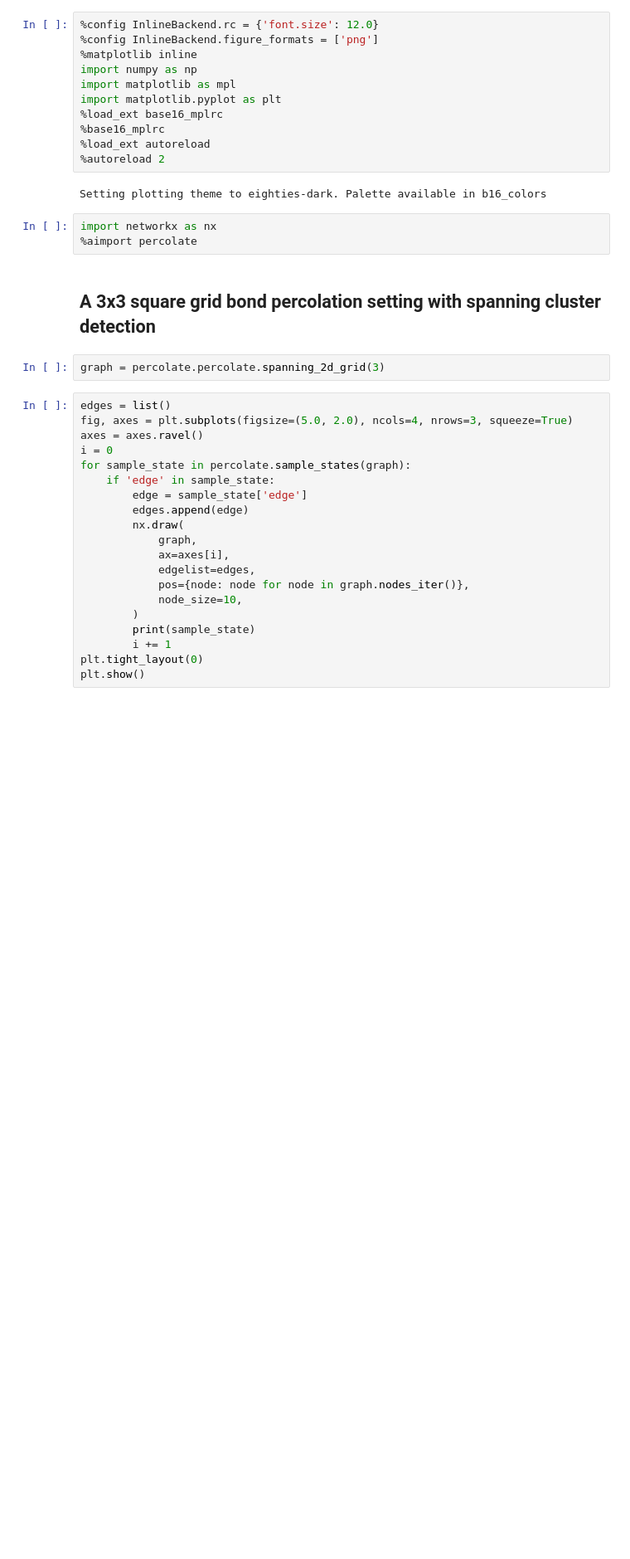
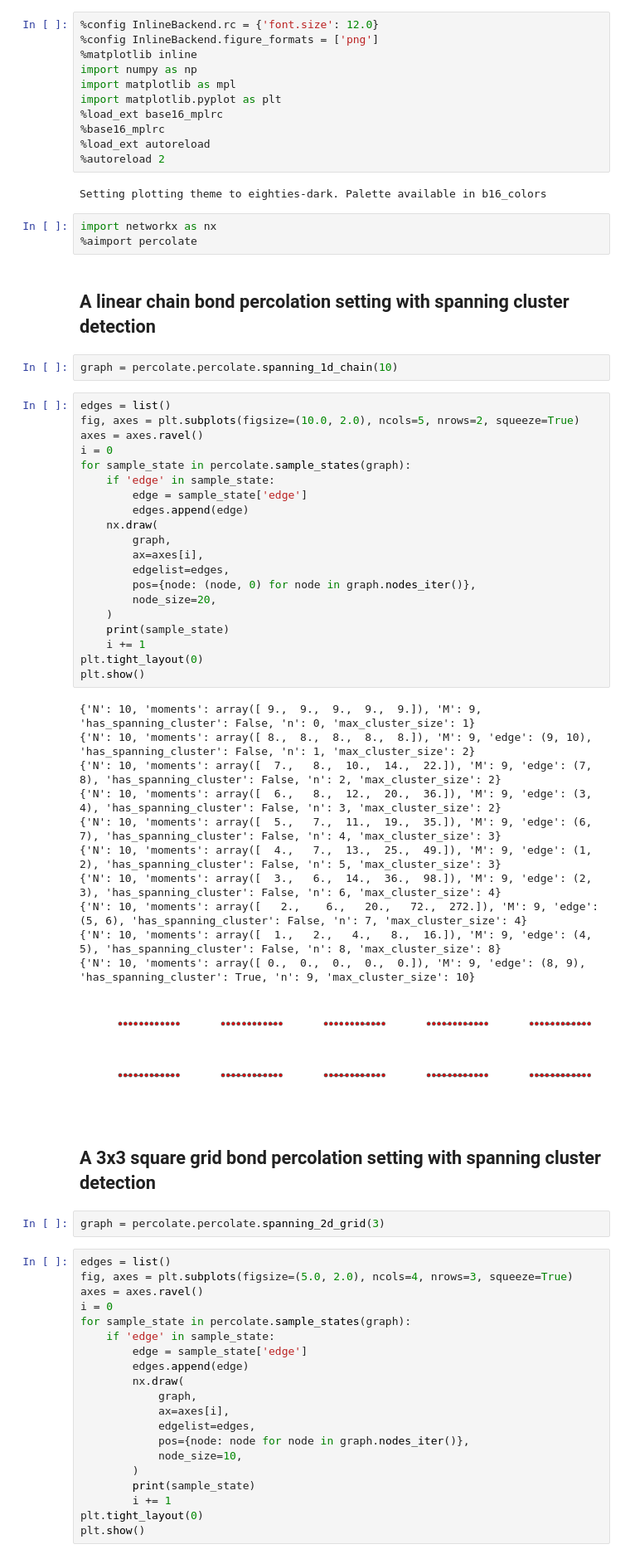
Before and after one commit to andsor/pypercolate, a Jupyter notebook: docs/tutorial-bond-square-lattice.ipynb, the cells around one changed output. Shown: that part at 83% size. Drawn from its saved outputs; the diff is of its cells as text; blank space fills up the shorter version.

```diff
--- a/docs/tutorial-bond-square-lattice.ipynb
+++ b/docs/tutorial-bond-square-lattice.ipynb
@@ -16,6 +16,42 @@ Setting plotting theme to eighties-dark. Palette available in b16_colors
 # %%
 import networkx as nx
 %aimport percolate
+# %% [markdown]
+## A linear chain bond percolation setting with spanning cluster detection
+# %%
+graph = percolate.percolate.spanning_1d_chain(10)
+# %%
+edges = list()
+fig, axes = plt.subplots(figsize=(10.0, 2.0), ncols=5, nrows=2, squeeze=True)
+axes = axes.ravel()
+i = 0
+for sample_state in percolate.sample_states(graph):
+    if 'edge' in sample_state:
+        edge = sample_state['edge']
+        edges.append(edge)
+    nx.draw(
+        graph,
+        ax=axes[i],
+        edgelist=edges,
+        pos={node: (node, 0) for node in graph.nodes_iter()},
+        node_size=20,
+    )
+    print(sample_state)
+    i += 1
+plt.tight_layout(0)
+plt.show()
+# %% [output]
+{'N': 10, 'moments': array([ 9.,  9.,  9.,  9.,  9.]), 'M': 9, 'has_spanning_cluster': False, 'n': 0, 'max_cluster_size': 1}
+{'N': 10, 'moments': array([ 8.,  8.,  8.,  8.,  8.]), 'M': 9, 'edge': (9, 10), 'has_spanning_cluster': False, 'n': 1, 'max_cluster_size': 2}
+{'N': 10, 'moments': array([  7.,   8.,  10.,  14.,  22.]), 'M': 9, 'edge': (7, 8), 'has_spanning_cluster': False, 'n': 2, 'max_cluster_size': 2}
+{'N': 10, 'moments': array([  6.,   8.,  12.,  20.,  36.]), 'M': 9, 'edge': (3, 4), 'has_spanning_cluster': False, 'n': 3, 'max_cluster_size': 2}
+{'N': 10, 'moments': array([  5.,   7.,  11.,  19.,  35.]), 'M': 9, 'edge': (6, 7), 'has_spanning_cluster': False, 'n': 4, 'max_cluster_size': 3}
+{'N': 10, 'moments': array([  4.,   7.,  13.,  25.,  49.]), 'M': 9, 'edge': (1, 2), 'has_spanning_cluster': False, 'n': 5, 'max_cluster_size': 3}
+{'N': 10, 'moments': array([  3.,   6.,  14.,  36.,  98.]), 'M': 9, 'edge': (2, 3), 'has_spanning_cluster': False, 'n': 6, 'max_cluster_size': 4}
+{'N': 10, 'moments': array([   2.,    6.,   20.,   72.,  272.]), 'M': 9, 'edge': (5, 6), 'has_spanning_cluster': False, 'n': 7, 'max_cluster_size': 4}
+{'N': 10, 'moments': array([  1.,   2.,   4.,   8.,  16.]), 'M': 9, 'edge': (4, 5), 'has_spanning_cluster': False, 'n': 8, 'max_cluster_size': 8}
+{'N': 10, 'moments': array([ 0.,  0.,  0.,  0.,  0.]), 'M': 9, 'edge': (8, 9), 'has_spanning_cluster': True, 'n': 9, 'max_cluster_size': 10}
+[figure, added]
 # %% [markdown]
 ## A 3x3 square grid bond percolation setting with spanning cluster detection
 # %%
```
Also changed, not shown: parts of 22 cells of this notebook, 1 other file.
